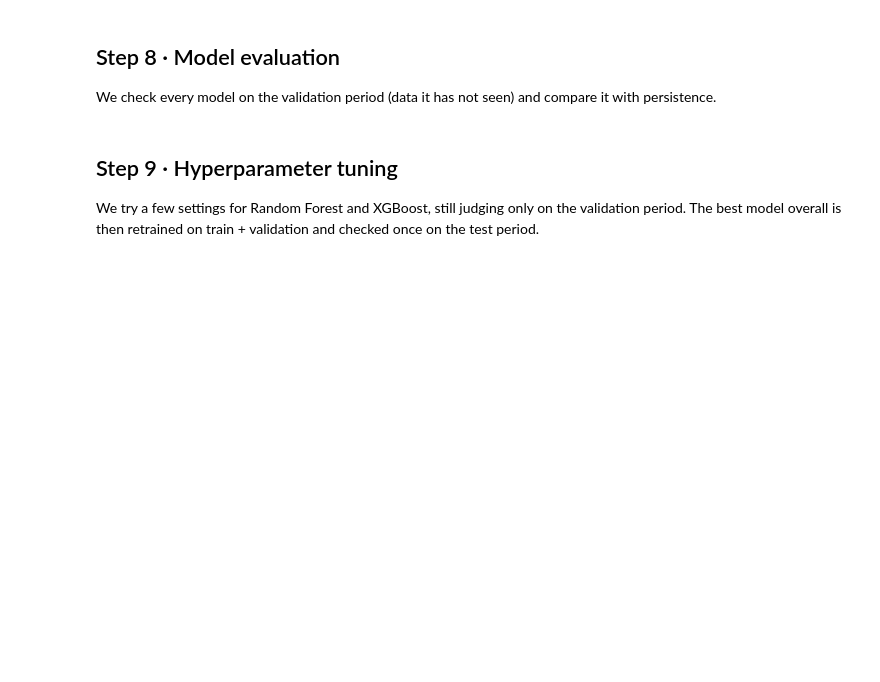
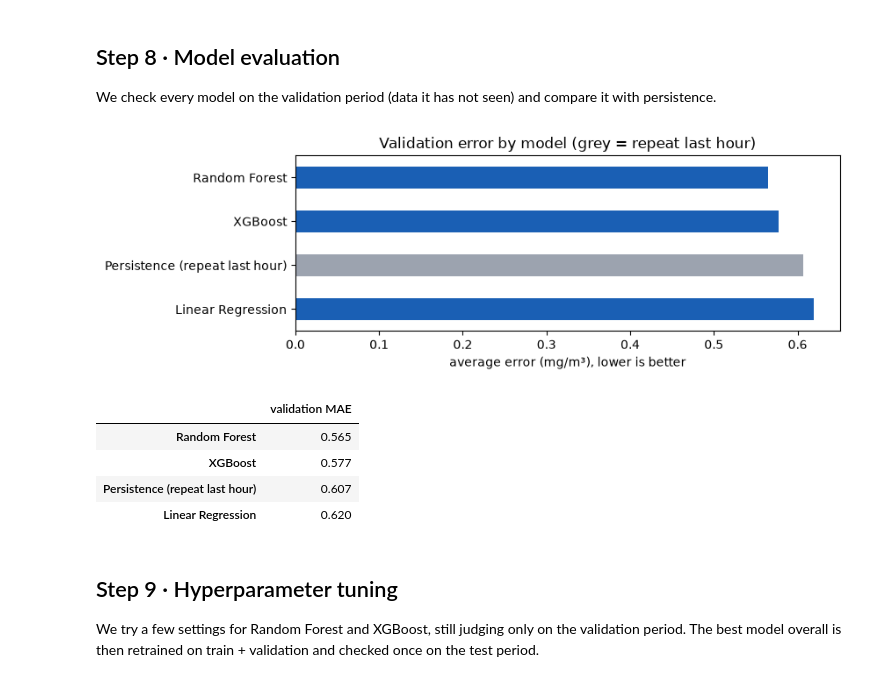
Before and after one commit to bonbonchandana/ai-quality, a Jupyter notebook: notebooks/air_quality_16_steps.ipynb, the cells around one changed output. Cells and saved outputs as stored; diff of their text form; code cells hidden in the pictures; blank space fills up the shorter version.

Commit message:
Visual results page (KPIs, model bars, compact episode cards, folded details) and notebook saved with its outputs and charts

```diff
--- a/notebooks/air_quality_16_steps.ipynb
+++ b/notebooks/air_quality_16_steps.ipynb
@@ -221,9 +280,23 @@ We check every model on the validation period (data it has not seen) and compare
 # %%
 evaluation = pd.DataFrame({
     "validation MAE": {name: mae(val, predict_level(pipe, X.iloc[val])) for name, pipe in trained.items()}
 })
 evaluation.loc["Persistence (repeat last hour)", "validation MAE"] = mae(val, X["lag_1"].iloc[val])
-evaluation.sort_values("validation MAE").round(3)
+ranked = evaluation.sort_values("validation MAE")
+colors = ["#9ca3af" if name.startswith("Persistence") else "#1a5fb4" for name in ranked.index]
+ax = ranked["validation MAE"].plot.barh(figsize=(8, 2.6), color=colors)
+ax.invert_yaxis()
+ax.set_xlabel(f"average error ({UNIT}), lower is better")
+ax.set_title("Validation error by model (grey = repeat last hour)")
+plt.show()
+ranked.round(3)
+# %% [output]
+[figure, added]
+|  | validation MAE |
+| Random Forest | 0.565 |
+| XGBoost | 0.577 |
+| Persistence (repeat last hour) | 0.607 |
+| Linear Regression | 0.620 |
 # %% [markdown]
 ## Step 9 · Hyperparameter tuning
 
```
Also changed, not shown: parts of 18 cells of this notebook, 3 other files.
